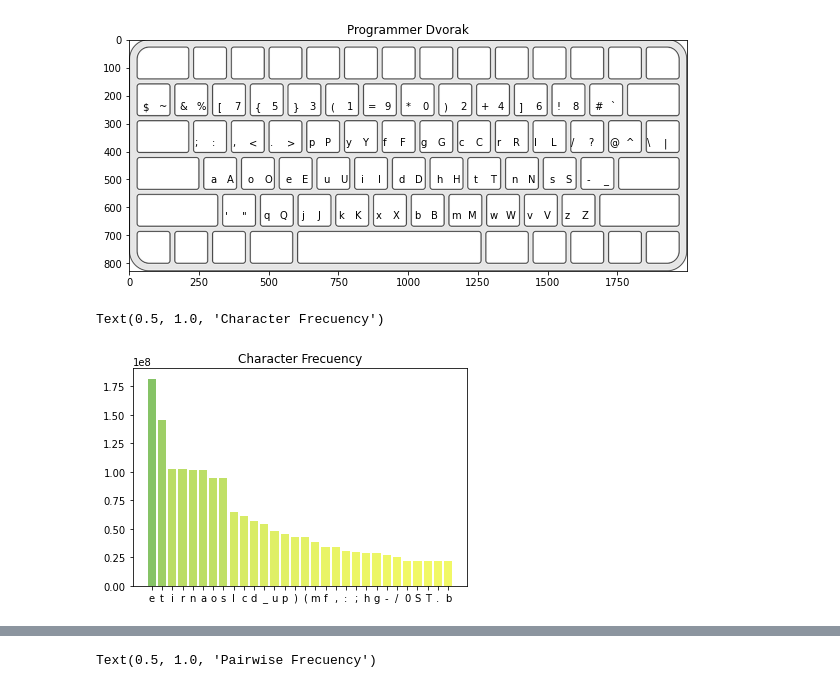
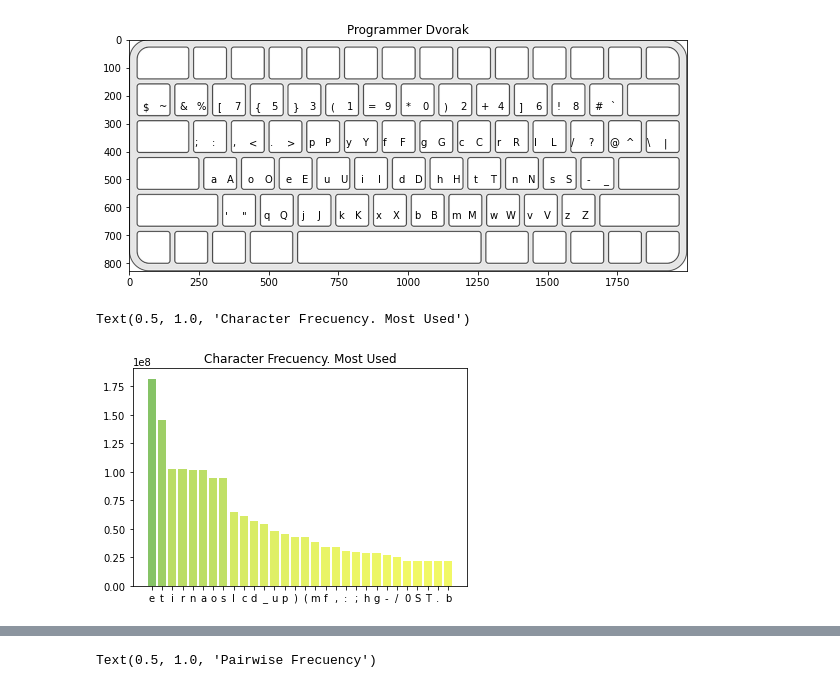
Before and after one commit to jmcsuite/Optimizacion_2, a Jupyter notebook: ProyectoFinal_KeyboardLayout/ObjectiveFunction.ipynb, the cells around one changed output, grey strips where cells are left out. Drawn from its saved outputs; the diff is of its cells as text; code cells hidden in the pictures.

```diff
--- a/ProyectoFinal_KeyboardLayout/ObjectiveFunction.ipynb
+++ b/ProyectoFinal_KeyboardLayout/ObjectiveFunction.ipynb
@@ -507,18 +507,18 @@ Text(0.5, 1.0, 'Programmer Dvorak')
 # %%
 count = np.array((charCountCSV.copy())[:-3])
 keys = np.array(list(allChars.keys())[:-3])
 sort = np.argsort(count)
 count = count[sort[-30:]]
 keys = keys[sort[-30:]]
 count = count[::-1]
 keys = keys[::-1]
 
 norm = np.linalg.norm(count)
 norm = np.array(count/norm, dtype=np.float32)
 lis = cm.summer_r(norm)
 
 plt.bar(np.arange(30),count,tick_label=keys, color=lis)
-plt.gca().set_title('Character Frecuency')
+plt.gca().set_title('Character Frecuency. Most Used')
 # %% [output]
-Text(0.5, 1.0, 'Character Frecuency')
+Text(0.5, 1.0, 'Character Frecuency. Most Used')
-[figure, old version]
+[figure, new version]
```
Also changed, not shown: parts of 1 cell of this notebook.
